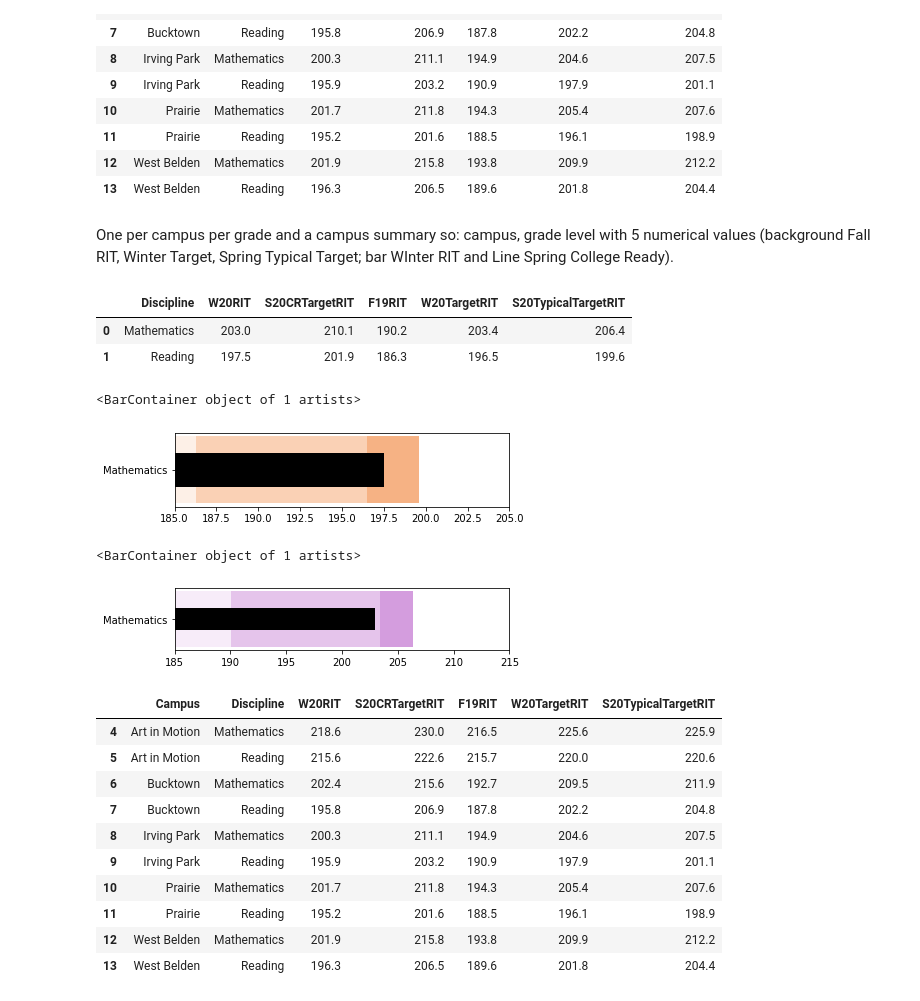
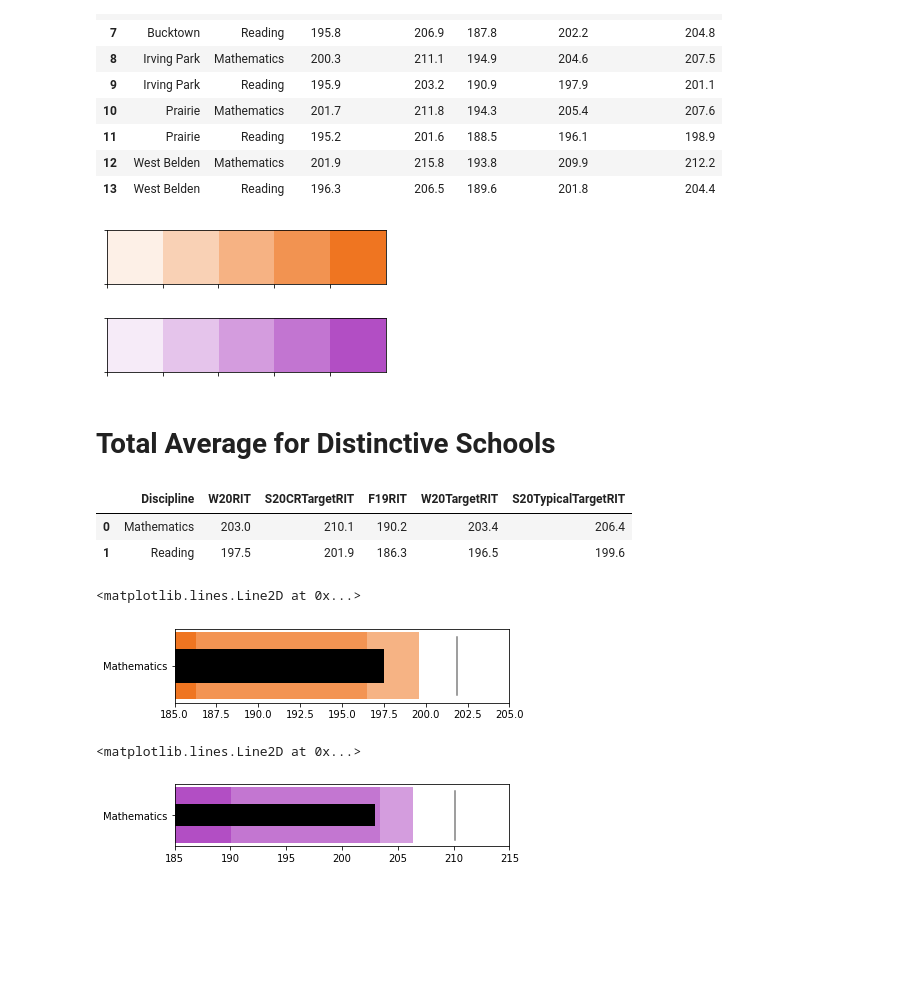
Before and after one commit to tianchu-shu/DataMade, a Jupyter notebook: Bullet_graph.ipynb, the cells around one changed output. Drawn from its saved outputs; the diff is of its cells as text; code cells hidden in the pictures; blank space fills up the shorter version.

```diff
--- a/Bullet_graph.ipynb
+++ b/Bullet_graph.ipynb
@@ -66,5 +63,3 @@ df.groupby(['Campus',"Discipline"], as_index=False)[keep].mean().round(1)
 | 11 | Prairie | Reading | 195.2 | 201.6 | 188.5 | 196.1 | 198.9 |
 | 12 | West Belden | Mathematics | 201.9 | 215.8 | 193.8 | 209.9 | 212.2 |
 | 13 | West Belden | Reading | 196.3 | 206.5 | 189.6 | 201.8 | 204.4 |
-# %% [markdown]
-One per campus per grade and a campus summary so: campus, grade level  with 5 numerical values (background Fall RIT, Winter Target, Spring Typical Target; bar WInter RIT and Line Spring College Ready).
@@ -71,3 +73,15 @@ One per campus per grade and a campus summary so: campus, grade level  with 5 nu
+# %%
+#reading
+sns.palplot(sns.light_palette('#ef7521', 5))
+# %% [output]
+[figure, added]
+# %%
+#math
+sns.palplot(sns.light_palette('#b24ec4', 5))
+# %% [output]
+[figure, added]
+# %% [markdown]
+# Total Average for Distinctive Schools
 # %%
 #Total math and reading mean for Distinctive Schools
 total = df.groupby(["Discipline"], as_index=False)[keep].mean().round(1)
@@ -79,7 +93,7 @@ total
 # %%
 limits = [186.3, 196.5, 199.6]
 data_to_plot = ("Mathematics", 197.5, 201.9)
-palette = sns.light_palette('#ef7521', 5)
+palette = sns.light_palette('#ef7521', 5, reverse=True)
 
 fig, ax = plt.subplots()
 ax.set_aspect('equal')
@@ -94,30 +108,32 @@ for idx, lim in enumerate(limits):
 
 # Draw the value we're measuring
 ax.barh([1], data_to_plot[1], color='black', height=2)
+ax.axvline(data_to_plot[2], color="gray", ymin=0.10, ymax=0.9)
 # %% [output]
-<BarContainer object of 1 artists>
+<matplotlib.lines.Line2D at 0x...>
-[figure, old version]
+[figure, new version]
 # %%
 limits = [190.1, 203.4, 206.4]
 data_to_plot = ("Mathematics", 203, 210.1)
-palette = sns.light_palette('#b24ec4', 5)
+palette = sns.light_palette('#b24ec4', 5, reverse=True)
 
 fig, ax = plt.subplots()
 ax.set_aspect('equal')
 ax.set_yticks([1])
 ax.set_xlim(185, 215)
 ax.set_yticklabels([data_to_plot[0]])
 
 prev_limit = 0
 for idx, lim in enumerate(limits):
     ax.barh([1], lim-prev_limit, left=prev_limit, height=5, color=palette[idx])
     prev_limit = lim
 
 # Draw the value we're measuring
 ax.barh([1], data_to_plot[1], color='black', height=2)
+ax.axvline(data_to_plot[2], color="gray", ymin=0.10, ymax=0.9)
 # %% [output]
-<BarContainer object of 1 artists>
+<matplotlib.lines.Line2D at 0x...>
-[figure, old version]
+[figure, new version]
 # %%
 #adding as_index=False to make the groupby output into a dataframe
 schools = df.groupby(['Campus',"Discipline"], as_index=False)[keep].mean().round(1)
@@ -126,14 +139,0 @@ schools= schools.loc[4:,:]
-# %%
-schools
-# %% [output]
-|  | Campus | Discipline | W20RIT | S20CRTargetRIT | F19RIT | W20TargetRIT | S20TypicalTargetRIT |
-| 4 | Art in Motion | Mathematics | 218.6 | 230.0 | 216.5 | 225.6 | 225.9 |
-| 5 | Art in Motion | Reading | 215.6 | 222.6 | 215.7 | 220.0 | 220.6 |
-| 6 | Bucktown | Mathematics | 202.4 | 215.6 | 192.7 | 209.5 | 211.9 |
-| 7 | Bucktown | Reading | 195.8 | 206.9 | 187.8 | 202.2 | 204.8 |
-| 8 | Irving Park | Mathematics | 200.3 | 211.1 | 194.9 | 204.6 | 207.5 |
-| 9 | Irving Park | Reading | 195.9 | 203.2 | 190.9 | 197.9 | 201.1 |
-| 10 | Prairie | Mathematics | 201.7 | 211.8 | 194.3 | 205.4 | 207.6 |
-| 11 | Prairie | Reading | 195.2 | 201.6 | 188.5 | 196.1 | 198.9 |
-| 12 | West Belden | Mathematics | 201.9 | 215.8 | 193.8 | 209.9 | 212.2 |
-| 13 | West Belden | Reading | 196.3 | 206.5 | 189.6 | 201.8 | 204.4 |
```
Also changed, not shown: parts of 44 cells of this notebook.
